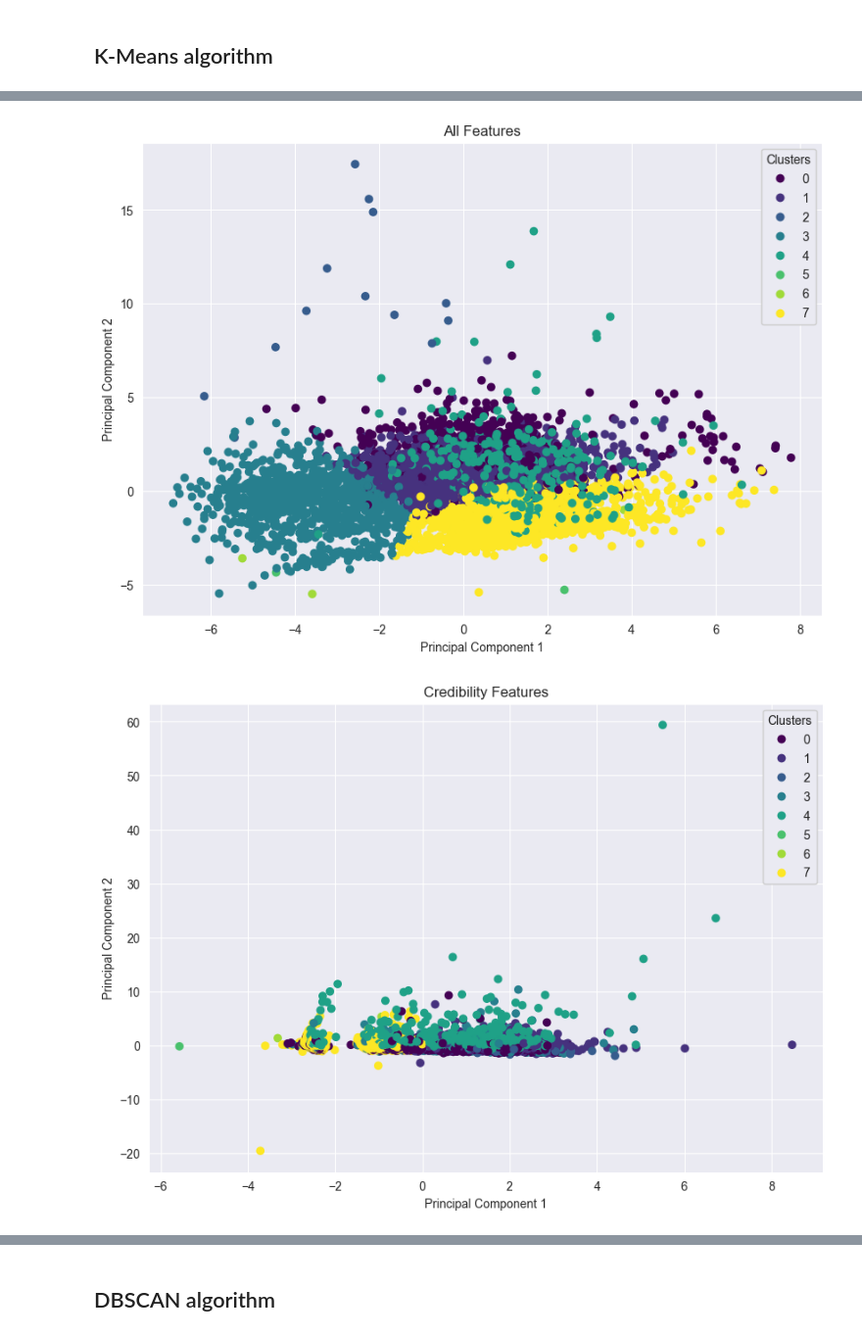
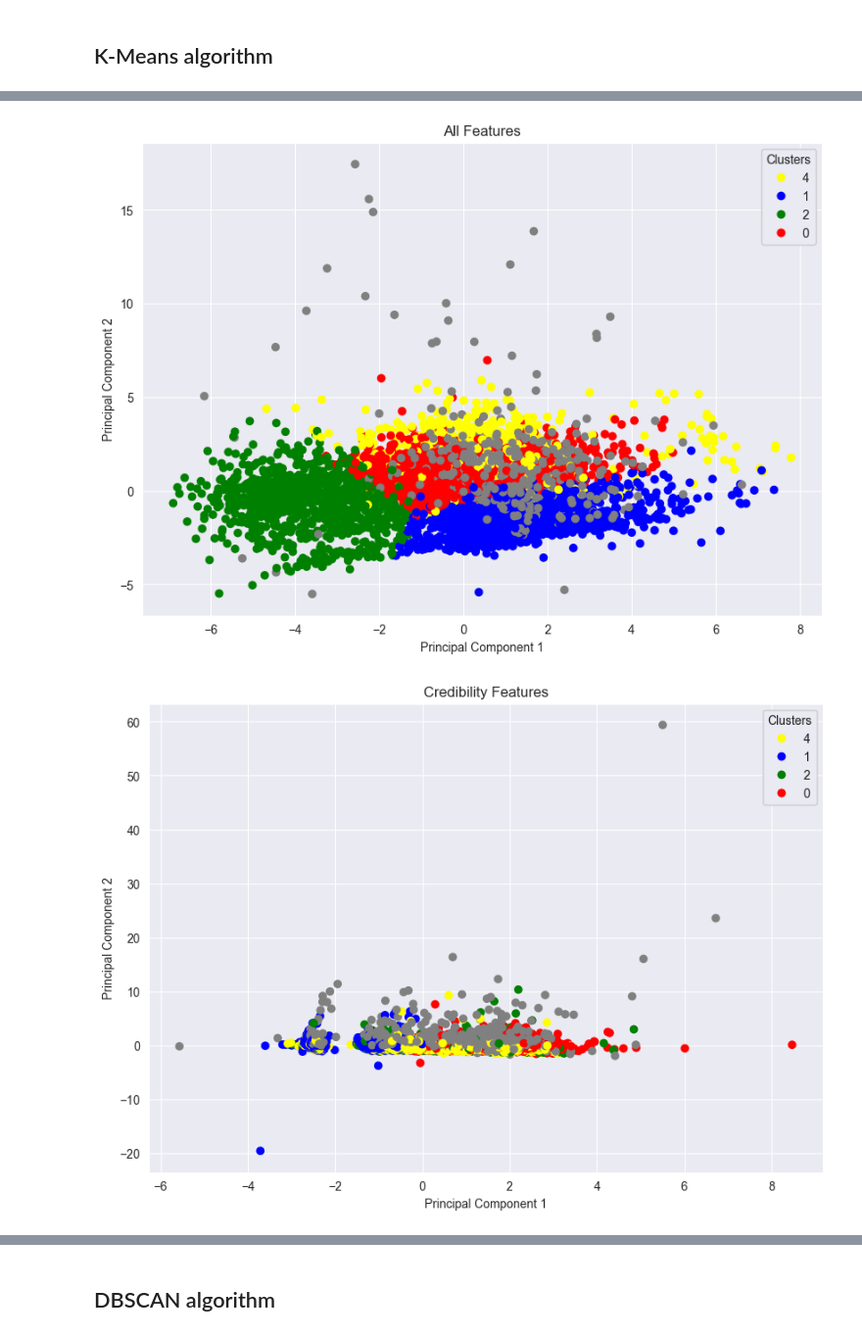
Before and after one commit to davisf20/characterization-of-user-misbehavior-in-online-social-media, a Jupyter notebook: notebooks/clusteringAnalysis.ipynb, the cells around one changed output, grey strips where cells are left out. Shown at 98% size. Saved outputs shown, nothing was run; the diff lists cells and outputs as text; code cells hidden in the pictures.

```diff
--- a/notebooks/clusteringAnalysis.ipynb
+++ b/notebooks/clusteringAnalysis.ipynb
@@ -173,29 +175,46 @@ plt.show()
 # %%
 def plot_2D_PCA(data, labels, title):
     """Visualizza uno scatter plot 2D dei dati PCA"""
     plt.figure(figsize=(10, 7))
 
-    scatter = plt.scatter(data[:, 0], data[:, 1], c=labels, cmap='viridis')
+    # Creo un nuovo array di etichette
+    grey_labels = np.full_like(labels, -1)
+
+    # Coloro in modo distintivo solo i cluster 4, 1, 2 e 0
+    for cluster in [4, 1, 2, 0]:
+        grey_labels[labels == cluster] = cluster
+
+    # Creo una mappa di colori personalizzata
+    colors = ['grey', 'yellow', 'blue', 'green', 'red']  # Aggiungi altri colori se necessario
+    cmap = ListedColormap(colors)
+
+    scatter = plt.scatter(data[:, 0], data[:, 1], c=grey_labels, cmap=cmap)
 
     plt.xlabel('Principal Component 1')
     plt.ylabel('Principal Component 2')
 
-    legend1 = plt.legend(*scatter.legend_elements(), title="Clusters")
+    # legend1 = plt.legend(*scatter.legend_elements(), title="Clusters")
+    # plt.gca().add_artist(legend1)
+
+    # Creo una legenda con solo i cluster desiderati
+    handles, _ = scatter.legend_elements()
+    new_handles = [handles[i] for i in [1, 2, 3, 4]]  # Seleziona solo i marker per i cluster 4, 1, 2 e 0
+    legend1 = plt.legend(new_handles, ['4', '1', '2', '0'], title="Clusters")
     plt.gca().add_artist(legend1)
 
     plt.title(title)
     plt.show()
 
 # Per ogni gruppo di feature
 for title, features in feature_groups.items():
     subset = core_users_standardized[features]
 
     # Applica PCA con 2 componenti
     pca = PCA(n_components=2)
     pca_result = pca.fit_transform(subset)
 
     # Visualizza lo scatter plot
     plot_2D_PCA(pca_result, core_users_clustered['kmeans_cluster'].values, title)
 # %% [output]
-[figure, old version]
+[figure, new version]
-[figure, old version]
+[figure, new version]
```
Also changed, not shown: parts of 15 cells of this notebook.
